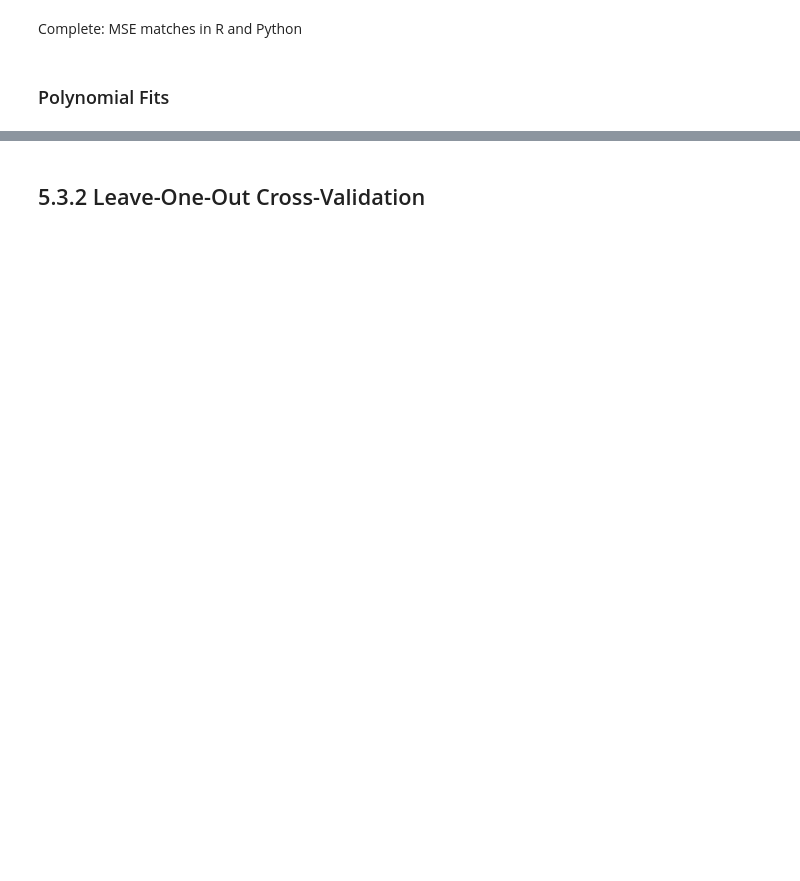
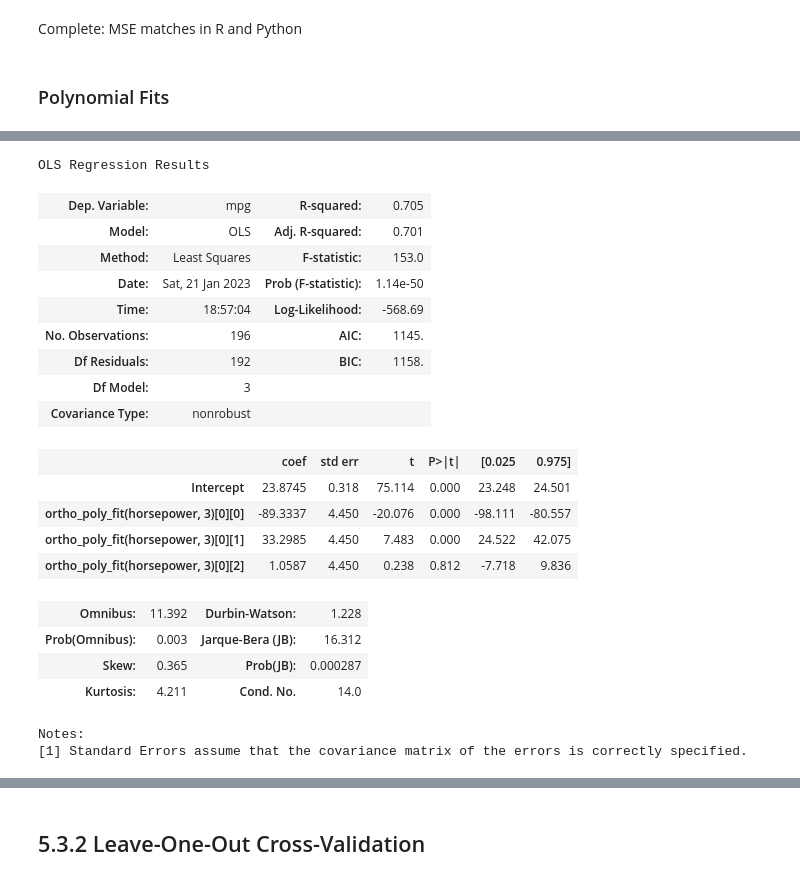
Before and after one commit to papir805/ISLR2, a Jupyter notebook: Python/chp5 - Resampling Methods/labs/chp_5_lab_me.ipynb, the cells around one changed output, grey strips where cells are left out. Saved outputs shown, nothing was run; the diff lists cells and outputs as text; code cells hidden in the pictures; blank space fills up the shorter version.

```diff
--- a/Python/chp5 - Resampling Methods/labs/chp_5_lab_me.ipynb
+++ b/Python/chp5 - Resampling Methods/labs/chp_5_lab_me.ipynb
@@ -188,6 +566,28 @@ summary(lm.fit3)
 # %%
-lm_model3 = smf.ols(formula='mpg ~ ortho_poly_fit(horsepower, 3)[0]', data=auto_df_no_gaps, subset=train_idx)
+lm_model3_ortho_poly = smf.ols(formula='mpg ~ ortho_poly_fit(horsepower, 3)[0]', data=auto_df_no_gaps, subset=train_idx)
 
-lm_fit3 = lm_model3.fit()
+lm_fit3_ortho_poly = lm_model3_ortho_poly.fit()
 
-lm_fit3.summary()
+lm_fit3_ortho_poly.summary()
+# %% [output]
+OLS Regression Results
+| Dep. Variable: | mpg | R-squared: | 0.705 |
+| Model: | OLS | Adj. R-squared: | 0.701 |
+| Method: | Least Squares | F-statistic: | 153.0 |
+| Date: | Sat, 21 Jan 2023 | Prob (F-statistic): | 1.14e-50 |
+| Time: | 18:57:04 | Log-Likelihood: | -568.69 |
+| No. Observations: | 196 | AIC: | 1145. |
+| Df Residuals: | 192 | BIC: | 1158. |
+| Df Model: | 3 |  |  |
+| Covariance Type: | nonrobust |  |  |
+|  | coef | std err | t | P>|t| | [0.025 | 0.975] |
+| Intercept | 23.8745 | 0.318 | 75.114 | 0.000 | 23.248 | 24.501 |
+| ortho_poly_fit(horsepower, 3)[0][0] | -89.3337 | 4.450 | -20.076 | 0.000 | -98.111 | -80.557 |
+| ortho_poly_fit(horsepower, 3)[0][1] | 33.2985 | 4.450 | 7.483 | 0.000 | 24.522 | 42.075 |
+| ortho_poly_fit(horsepower, 3)[0][2] | 1.0587 | 4.450 | 0.238 | 0.812 | -7.718 | 9.836 |
+| Omnibus: | 11.392 | Durbin-Watson: | 1.228 |
+| Prob(Omnibus): | 0.003 | Jarque-Bera (JB): | 16.312 |
+| Skew: | 0.365 | Prob(JB): | 0.000287 |
+| Kurtosis: | 4.211 | Cond. No. | 14.0 |
+Notes:
+[1] Standard Errors assume that the covariance matrix of the errors is correctly specified.
```
Also changed, not shown: parts of 159 cells of this notebook, 1 other file.
